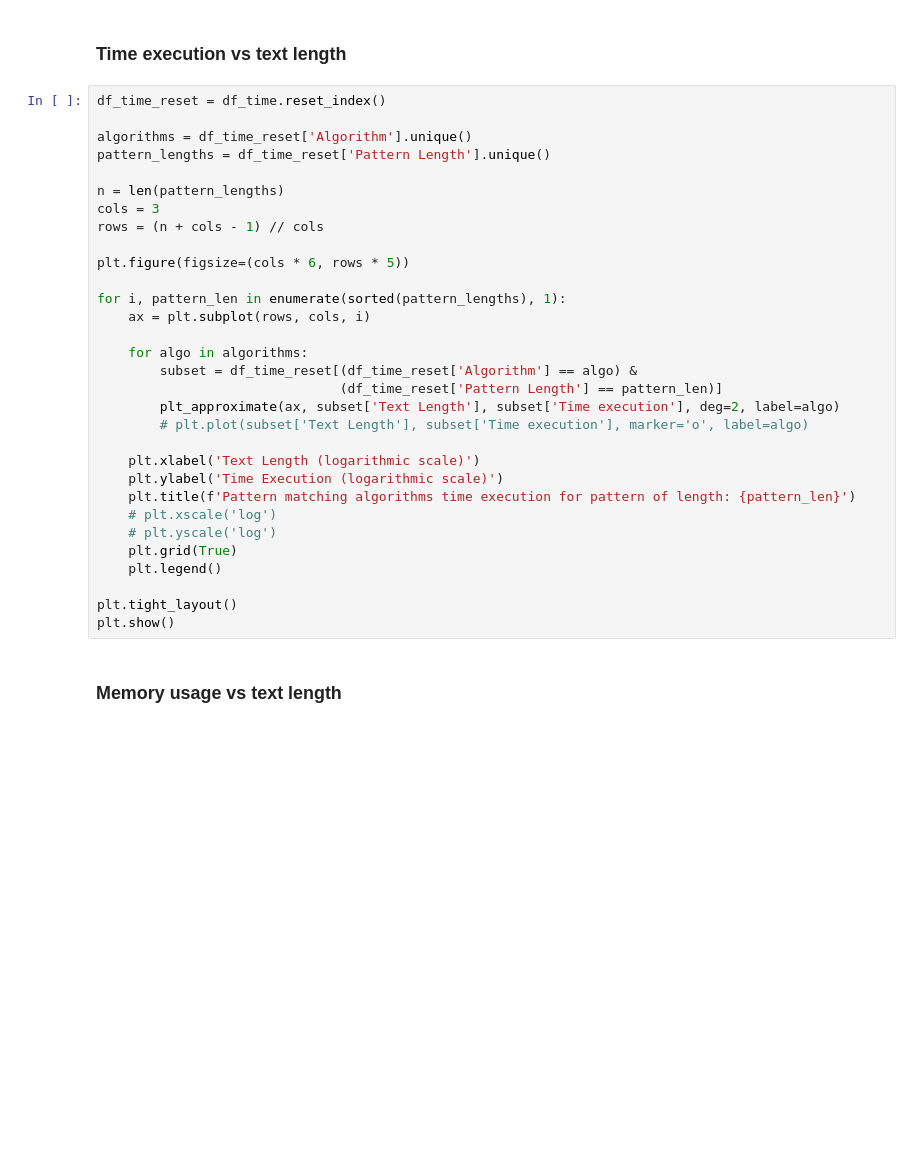
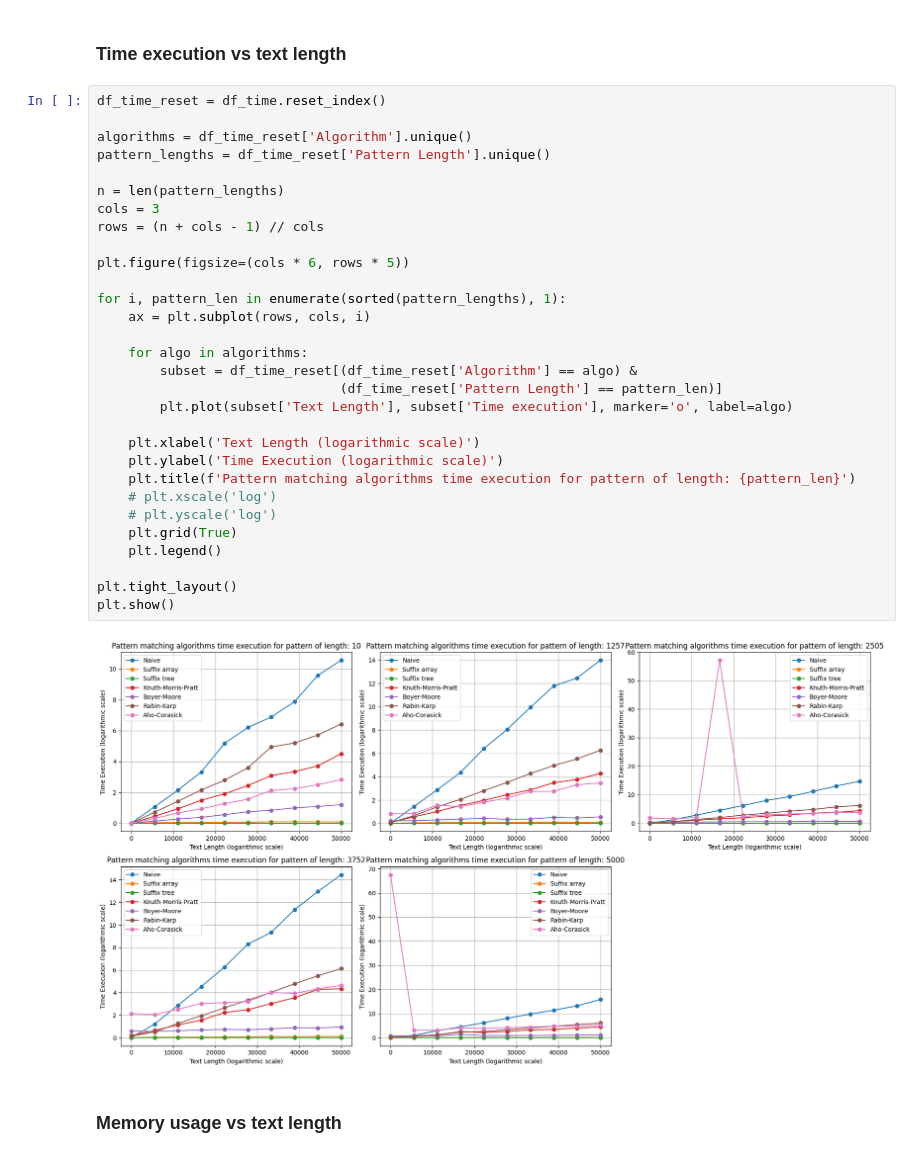
Before and after one commit to NCCMNT/Text-Algorithms, a Jupyter notebook: lab5/pattern_matching_analysis.ipynb, the cells around one changed output. Saved outputs shown, nothing was run; the diff lists cells and outputs as text; blank space fills up the shorter version.

```diff
--- a/lab5/pattern_matching_analysis.ipynb
+++ b/lab5/pattern_matching_analysis.ipynb
@@ -571,34 +558,35 @@ df_time.unstack()
 # %%
 df_time_reset = df_time.reset_index()
 
 algorithms = df_time_reset['Algorithm'].unique()
 pattern_lengths = df_time_reset['Pattern Length'].unique()
 
 n = len(pattern_lengths)
 cols = 3
 rows = (n + cols - 1) // cols
 
 plt.figure(figsize=(cols * 6, rows * 5))
 
 for i, pattern_len in enumerate(sorted(pattern_lengths), 1):
     ax = plt.subplot(rows, cols, i)
 
     for algo in algorithms:
         subset = df_time_reset[(df_time_reset['Algorithm'] == algo) &
                                (df_time_reset['Pattern Length'] == pattern_len)]
-        plt_approximate(ax, subset['Text Length'], subset['Time execution'], deg=2, label=algo)
-        # plt.plot(subset['Text Length'], subset['Time execution'], marker='o', label=algo)
+        plt.plot(subset['Text Length'], subset['Time execution'], marker='o', label=algo)
 
     plt.xlabel('Text Length (logarithmic scale)')
     plt.ylabel('Time Execution (logarithmic scale)')
     plt.title(f'Pattern matching algorithms time execution for pattern of length: {pattern_len}')
     # plt.xscale('log')
     # plt.yscale('log')
     plt.grid(True)
     plt.legend()
 
 plt.tight_layout()
 plt.show()
+# %% [output]
+[figure, added]
 # %% [markdown]
 ### Memory usage vs text length
 # %%
```
Also changed, not shown: parts of 20 cells of this notebook, 2 other files.
